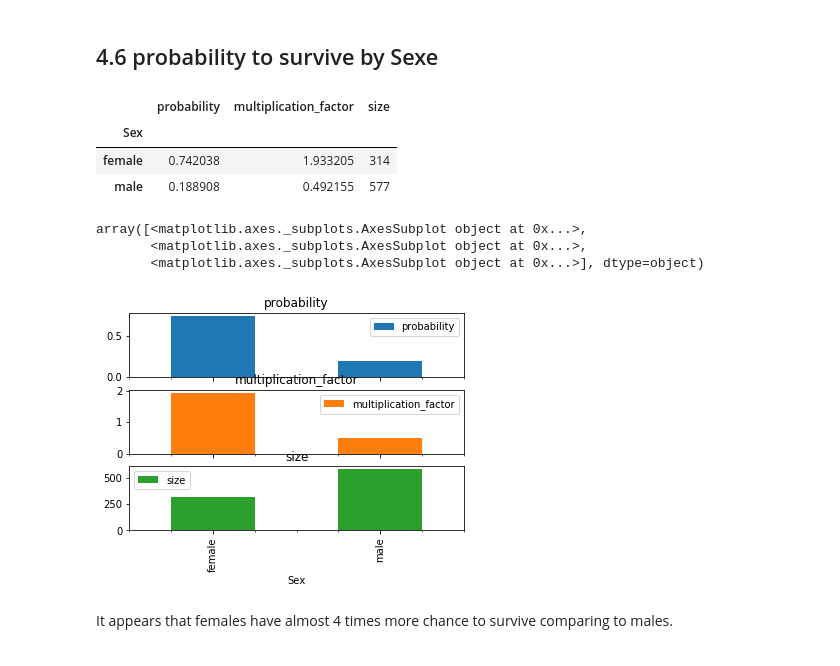
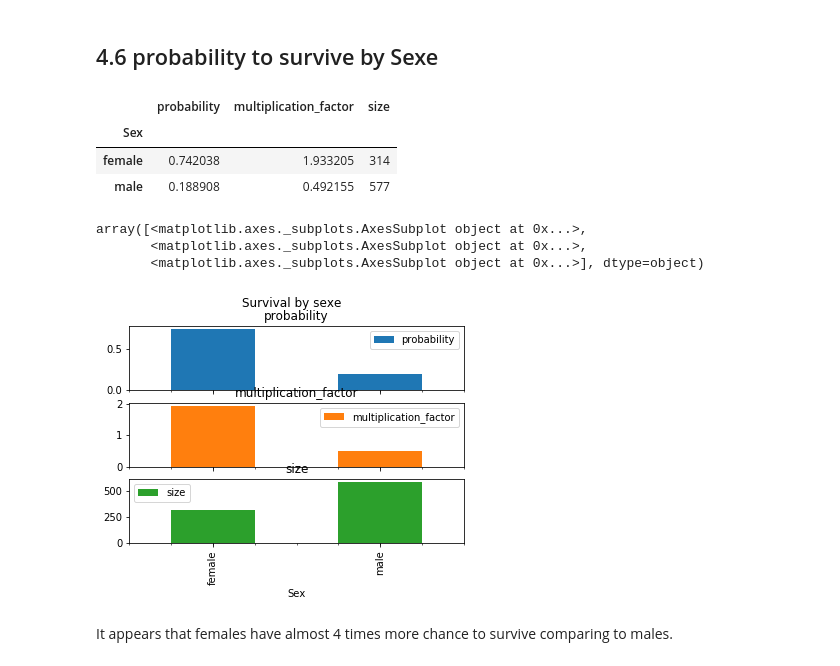
Before and after one commit to cocquerel/titanic, a Jupyter notebook: titanic.ipynb, the cells around one changed output. Saved outputs shown, nothing was run; the diff lists cells and outputs as text; code cells hidden in the pictures.

```diff
--- a/titanic.ipynb
+++ b/titanic.ipynb
@@ -208,16 +227,16 @@ Looking at probability of survived by Age Group, we can see that all babies from
 ## 4.6 probability to survive by Sexe
 # %%
 display(get_p_survived_by_ColumnName('Sex'))
-get_p_survived_by_ColumnName('Sex').plot(kind='bar', subplots=True)
+get_p_survived_by_ColumnName('Sex').plot(kind='bar', subplots=True,title='Survival by sexe')
 # %% [output]
 |  | probability | multiplication_factor | size |
 | Sex |  |  |  |
 | female | 0.742038 | 1.933205 | 314 |
 | male | 0.188908 | 0.492155 | 577 |
 array([<matplotlib.axes._subplots.AxesSubplot object at 0x...>,
        <matplotlib.axes._subplots.AxesSubplot object at 0x...>,
        <matplotlib.axes._subplots.AxesSubplot object at 0x...>], dtype=object)
-[figure, old version]
+[figure, new version]
 # %% [markdown]
 It appears that females have almost 4 times more chance to survive comparing to males.
 # %% [markdown]
```
Also changed, not shown: parts of 24 cells of this notebook.
